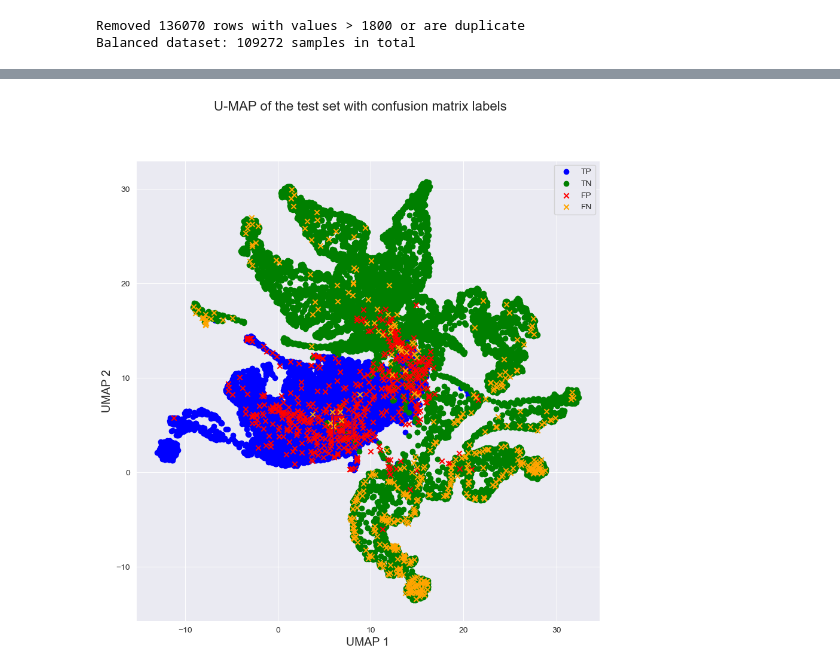
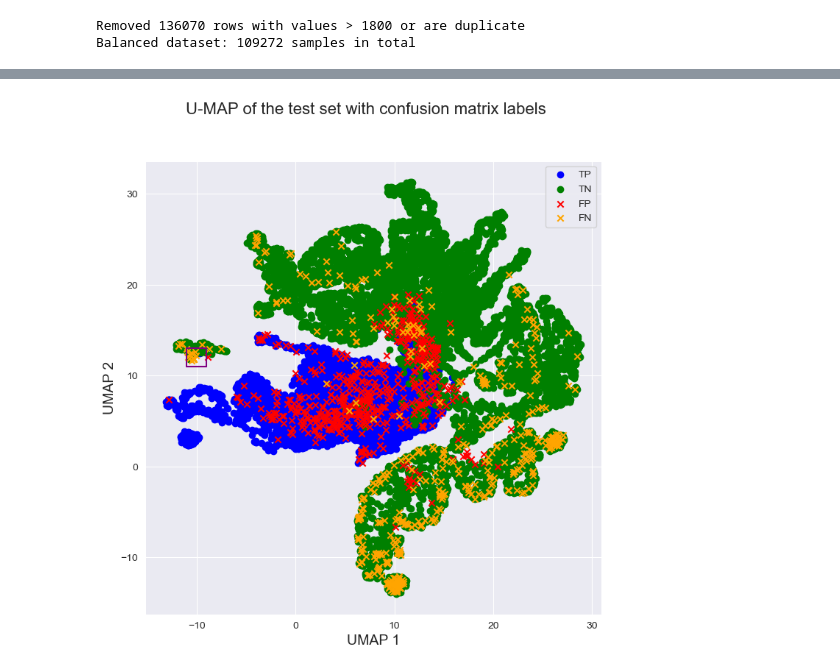
Before and after one commit to gijsdesmit/XAI_project, a Jupyter notebook: Dimensionality_reduction_pipeline.ipynb, the cells around one changed output, grey strips where cells are left out. Cells and saved outputs as stored; diff of their text form; code cells hidden in the pictures.

```diff
--- a/Dimensionality_reduction_pipeline.ipynb
+++ b/Dimensionality_reduction_pipeline.ipynb
@@ -78,6 +78,8 @@ def preprocess_into_bins(x_data):
 
 x_bins_train = preprocess_into_bins(x_raw_train)
 x_bins_test = preprocess_into_bins(x_raw_test)
+x_bins = pd.concat([x_bins_train, x_bins_test], ignore_index=True)
+x_bins = x_bins.sort_values('Sample_id')
 # %%
 # 3. Get predictions of a model
 
@@ -99,14 +128,21 @@ Accuracy: 0.953, F1: 0.9531
 # %%
 # To the test set, add the predictions of the model
-x_bins_test['Prediction'] = y_pred
+x_bins_test['Prediction'] = y_pred_test
+x_bins_train['Prediction'] = y_pred_train
 x_bins_test['Class_Label'] = y_test['Class_Label']
+x_bins_train['Class_Label'] = y_train['Class_Label']
 
-# Add a column indicating TP, TN, FP, FN, name the column 'CM_Label'
-x_bins_test['CM_Label'] = ''
-x_bins_test.loc[(x_bins_test['Prediction'] == 1) & (x_bins_test['Class_Label'] == 1), 'CM_Label'] = 'TP'
-x_bins_test.loc[(x_bins_test['Prediction'] == 0) & (x_bins_test['Class_Label'] == 0), 'CM_Label'] = 'TN'
-x_bins_test.loc[(x_bins_test['Prediction'] == 1) & (x_bins_test['Class_Label'] == 0), 'CM_Label'] = 'FP'
-x_bins_test.loc[(x_bins_test['Prediction'] == 0) & (x_bins_test['Class_Label'] == 1), 'CM_Label'] = 'FN'
+def add_col_cm_label(x_df):
+    # Add a column indicating TP, TN, FP, FN, name the column 'CM_Label'
+    x_df['CM_Label'] = ''
+    x_df.loc[(x_df['Prediction'] == 1) & (x_df['Class_Label'] == 1), 'CM_Label'] = 'TP'
+    x_df.loc[(x_df['Prediction'] == 0) & (x_df['Class_Label'] == 0), 'CM_Label'] = 'TN'
+    x_df.loc[(x_df['Prediction'] == 1) & (x_df['Class_Label'] == 0), 'CM_Label'] = 'FP'
+    x_df.loc[(x_df['Prediction'] == 0) & (x_df['Class_Label'] == 1), 'CM_Label'] = 'FN'
+    return x_df
+
+x_bins_test = add_col_cm_label(x_bins_test)
+x_bins_train = add_col_cm_label(x_bins_train)
 # %%
 # Plot a sample
 
@@ -143,11 +179,18 @@ plot_sample(19796)
 # %%
 # 4. Dimensionality reduction (U-MAP)
-
-
 markers = ['o', 'o', 'x', 'x'] # TP, TN, FP, FN
 
+# It seems that including both the train and test set (meaning all data) in the U-MAP doens't really change much
+
 # Apply UMAP on the test set
-umap_model = umap.UMAP(n_neighbors=20, min_dist=0.9, random_state=random_seed)
-test_result_umap = umap_model.fit_transform(x_bins_test[bin_column_names]) #TODO: ask if we should use the train set as well or only test set
+umap_model = umap.UMAP(n_neighbors=20, min_dist=0.9)#, random_state=random_seed)
+sampling_percentage = 0.20
+all_data_umap = umap_model.fit_transform(x_bins[bin_column_names].sample(frac=sampling_percentage, random_state=random_seed))
+
+test_result_umap = umap_model.transform(x_bins_test[bin_column_names]) #TODO: ask if we should use the train set as well or only test set? maybe only train set to avoid data leakage?
+train_result_umap = umap_model.transform(x_bins_train[bin_column_names])
+
 x_bins_test['UMAP_1'] = test_result_umap[:, 0]
 x_bins_test['UMAP_2'] = test_result_umap[:, 1]
+x_bins_train['UMAP_1'] = train_result_umap[:, 0]
+x_bins_train['UMAP_2'] = train_result_umap[:, 1]
@@ -154,27 +208,26 @@ x_bins_test['UMAP_2'] = test_result_umap[:, 1]
 # %%
 # Plot the U-MAP with the confusion matrix labels
-
-fig, ax = plt.subplots(figsize=(10, 10))
+fig, ax = plt.subplots(figsize=(8, 8))
 fig.suptitle('U-MAP of the test set with confusion matrix labels', fontsize=16)
 
 for i, cm_label in enumerate(['TP', 'TN', 'FP', 'FN']):
     cm_data = x_bins_test[x_bins_test['CM_Label'] == cm_label]
     ax.scatter(cm_data['UMAP_1'], cm_data['UMAP_2'], c=color_map.colors[i], marker=markers[i], label=cm_label)
 
 ax.set_xlabel('UMAP 1', fontsize=14)
 ax.set_ylabel('UMAP 2', fontsize=14)
 ax.legend()
 
 
 # plot a square box around the cluster of interest
 ## IMPORTANT, LOWER BOUND FIRST THEN UPPER BOUND
-cluster_x = [6, 8] # U-Map 1 bounds
-cluster_y = [4, 6] # U-Map 2 bounds
+cluster_x = [-11, -9] # U-Map 1 bounds
+cluster_y = [11, 13] # U-Map 2 bounds
 box_color = 'purple'
 ax.plot([cluster_x[0], cluster_x[0]], [cluster_y[0], cluster_y[1]], c=box_color)
 ax.plot([cluster_x[1], cluster_x[1]], [cluster_y[0], cluster_y[1]], c=box_color)
 ax.plot([cluster_x[0], cluster_x[1]], [cluster_y[0], cluster_y[0]], c=box_color)
 ax.plot([cluster_x[0], cluster_x[1]], [cluster_y[1], cluster_y[1]], c=box_color)
 plt.show()
 # %% [output]
-[figure, old version]
+[figure, new version]
```
Also changed, not shown: parts of 9 cells of this notebook.
